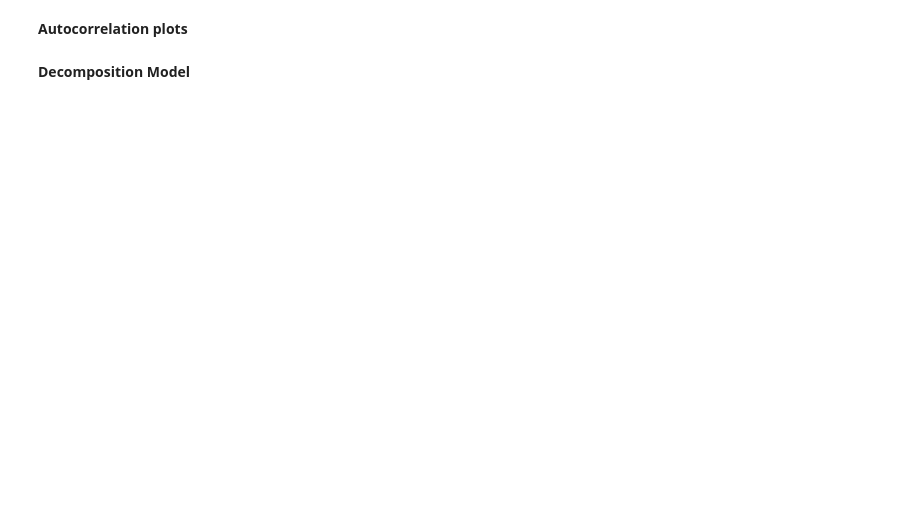
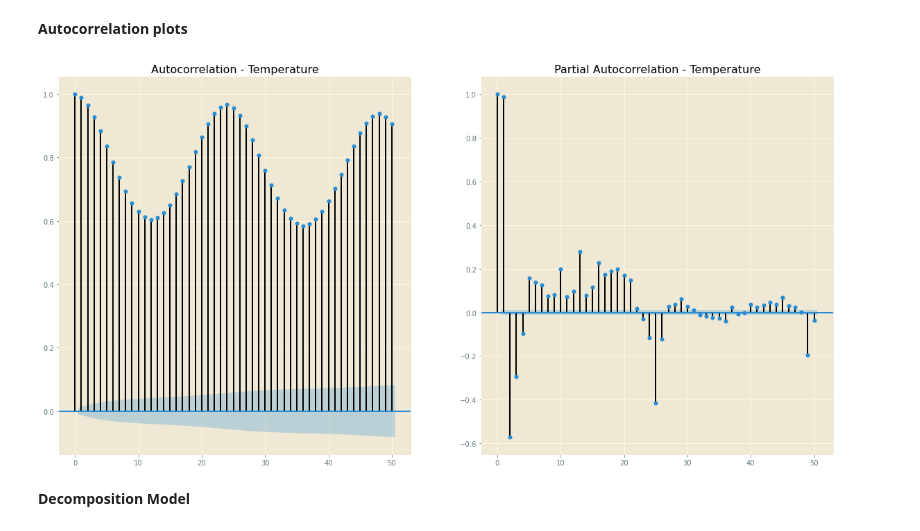
Before and after one commit to KishenSharma6/SpainEnergyAnalysis, a Jupyter notebook: Project Codes/03_Data_Processing/2020_0510_Temperature_Processing.ipynb, the cells around one changed output. Cells and saved outputs as stored; diff of their text form; code cells hidden in the pictures; blank space fills up the shorter version.

```diff
--- a/Project Codes/03_Data_Processing/2020_0510_Temperature_Processing.ipynb
+++ b/Project Codes/03_Data_Processing/2020_0510_Temperature_Processing.ipynb
@@ -103,2 +117,7 @@ None
+# %%
+#Raw data ACF and PACF PLot
+Image(filename = path + "/ACF_PACF_Raw_Temp.png", width=800, height=500,unconfined=True)
+# %% [output]
+[figure, added]
 # %% [markdown]
 **Decomposition Model**
```
Also changed, not shown: parts of 13 cells of this notebook, 1 other file.
